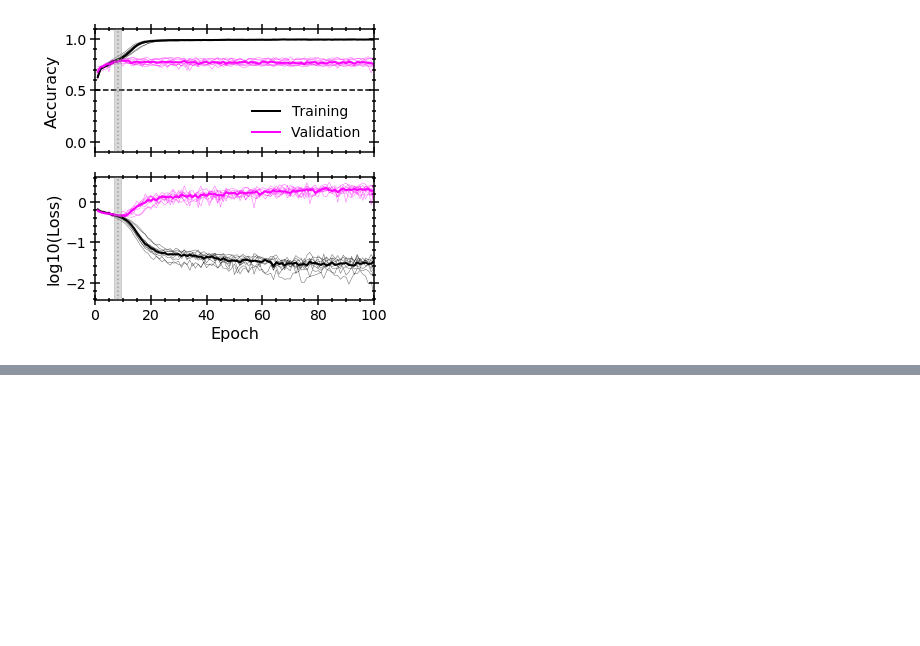
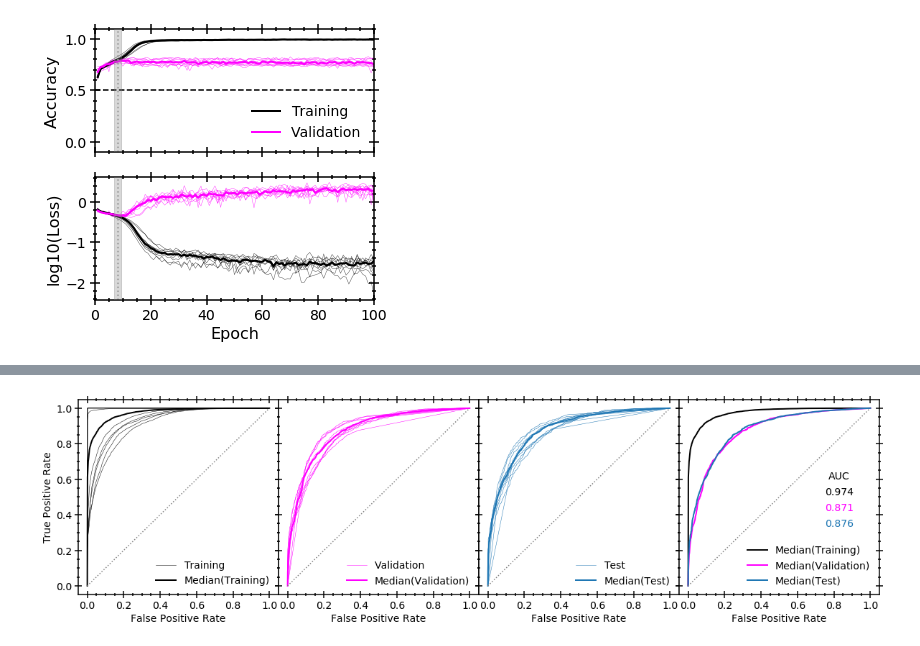
Before and after one commit to cbottrell/Subaru-HSC, a Jupyter notebook: Notebooks/TidalCNN-p2.ipynb, the cells around one changed output, grey strips where cells are left out. Saved outputs shown, nothing was run; the diff lists cells and outputs as text; code cells hidden in the pictures; blank space fills up the shorter version.

Commit message:
ROC and PX curves for new augmentation scheme.

```diff
--- a/Notebooks/TidalCNN-p2.ipynb
+++ b/Notebooks/TidalCNN-p2.ipynb
@@ -352,9 +352,9 @@ def HSC_Subaru_CNN(args):
 
     # Fully Connected Layer
     x = Dense(64,activation='relu',name='Dense_1')(x)
-    x = Dropout(0.25,name='DropFCL_1')(x)
+    x = Dropout(0.5,name='DropFCL_1')(x)
     x = Dense(16,activation='relu',name='Dense_2')(x)
-    x = Dropout(0.25,name='DropFCL_2')(x)
+    x = Dropout(0.5,name='DropFCL_2')(x)
     x = Dense(1,activation='sigmoid',name='Dense_3')(x)
 
     # connect and compile
@@ -552,0 +747,89 @@ fig.savefig('/home/bottrell/scratch/Subaru/HyperSuprime/Figures/Binary_10models_
+# %%
+from sklearn import metrics
+
+fig,axarr = plt.subplots(1,4,figsize=(20,5),sharey=True)
+fig.subplots_adjust(wspace=0.)
+for ax in axarr.flat:
+    ax.minorticks_on()
+    ax.tick_params(axis='both',which='both',direction='inout',top=True,right=True,size=10,width=1.5)
+    ax.tick_params(axis='both',which='minor',direction='inout',size=4)
+    ax.set_xlim(-0.05,1.05)
+    ax.set_ylim(-0.05,1.05)
+axarr[0].set_ylabel('True Positive Rate')
+
+randomStates = np.arange(10)
+
+fpr_all = np.linspace(0,1,1001)
+tpr_train = np.empty(shape=(len(randomStates),1001))
+tpr_valid = np.empty(shape=(len(randomStates),1001))
+tpr_test = np.empty(shape=(len(randomStates),1001))
+
+for i,randomState in enumerate(randomStates):
+
+    fileName = '{}{}_Binary_RS-{}_v{}_{}.h5'.format(modelDir,label,randomState,version,update)
+    model = load_model(fileName)
+    args = (train_valid_split,valid_test_split)
+    inp_train,tar_train,cat_train,inp_valid,tar_valid,cat_valid,inp_test,tar_test,cat_test = splitData(inp,tar,cat,randomState,args)
+
+    out_train= np.array(model.predict([inp_train]))
+    out_valid= np.array(model.predict([inp_valid]))
+    out_test=np.array(model.predict([inp_test]))
+    print(i)
+
+    ax = axarr[0]
+    fpr, tpr, thresholds = metrics.roc_curve(tar_train, out_train)
+    auc = np.trapz(tpr,fpr)
+    tpr = np.interp(fpr_all,fpr,tpr,left=0.,right=1)
+    tpr[0]=0.
+    tpr[-1]=1.
+    tpr_train[i]=tpr
+    ax.plot(fpr_all,tpr,color='black',linewidth=0.5,label=('Training' if randomState==randomStates[0] else None))
+
+    ax = axarr[1]
+    fpr, tpr, thresholds = metrics.roc_curve(tar_valid, out_valid)
+    auc = np.trapz(tpr,fpr)
+    tpr = np.interp(fpr_all,fpr,tpr,left=0.,right=1)
+    tpr[0]=0.
+    tpr[-1]=1.
+    tpr_valid[i]=tpr
+    ax.plot(fpr_all,tpr,color='magenta',linewidth=0.5,label=('Validation' if randomState==randomStates[0] else None))
+
+    ax = axarr[2]
+    fpr, tpr, thresholds = metrics.roc_curve(tar_test, out_test)
+    auc = np.trapz(tpr,fpr)
+    tpr = np.interp(fpr_all,fpr,tpr,left=0.,right=1)
+    tpr[0]=0.
+    tpr[-1]=1.
+    tpr_test[i]=tpr
+    ax.plot(fpr_all,tpr,color='C0',linewidth=0.5,label=('Test' if randomState==randomStates[0] else None))
+
+tpr_train_med = np.nanmedian(tpr_train,axis=0)
+tpr_valid_med = np.nanmedian(tpr_valid,axis=0)
+tpr_test_med = np.nanmedian(tpr_test,axis=0)
+
+axarr[3].text(0.8,0.58,r'AUC',transform=axarr[3].transAxes,va='bottom',ha='center',color='black')
+
+axarr[0].plot(fpr_all,tpr_train_med,color='black',linewidth=2,label='Median(Training)')
+auc = np.trapz(tpr_train_med,fpr_all)
+axarr[3].text(0.8,0.5,r'{}'.format('%0.3f'%auc),transform=axarr[3].transAxes,va='bottom',ha='center',color='black' )
+
+axarr[1].plot(fpr_all,tpr_valid_med,color='magenta',linewidth=2,label='Median(Validation)')
+auc = np.trapz(tpr_valid_med,fpr_all)
+axarr[3].text(0.8,0.42,r'{}'.format('%0.3f'%auc),transform=axarr[3].transAxes,va='bottom',ha='center',color='magenta' )
+
+axarr[2].plot(fpr_all,tpr_test_med,color='C0',linewidth=2,label='Median(Test)')
+auc = np.trapz(tpr_test_med,fpr_all)
+axarr[3].text(0.8,0.34,r'{}'.format('%0.3f'%auc),transform=axarr[3].transAxes,va='bottom',ha='center',color='C0' )
+
+axarr[3].plot(fpr_all,tpr_train_med,color='black',linewidth=2,label='Median(Training)')
+axarr[3].plot(fpr_all,tpr_valid_med,color='magenta',linewidth=2,label='Median(Validation)')
+axarr[3].plot(fpr_all,tpr_test_med,color='C0',linewidth=2,label='Median(Test)')
+
+for ax in axarr.flat:
+    ax.plot([-0.0,1.0],[-0.0,1.0],linestyle='dotted',c='grey')
+    ax.set_xlabel('False Positive Rate')
+    ax.legend(frameon=False,loc=4)
+
+fig.savefig('/home/bottrell/scratch/Subaru/HyperSuprime/Figures/Binary_10models_v{}_{}_100epochs_ROC.pdf'.format(version,update),
+            bbox_inches='tight')
+# %% [output]
@@ -552,0 +846 @@ fig.savefig('/home/bottrell/scratch/Subaru/HyperSuprime/Figures/Binary_10models_
+[figure, added]
```
Also changed, not shown: parts of 5 cells of this notebook, 2 other files.
